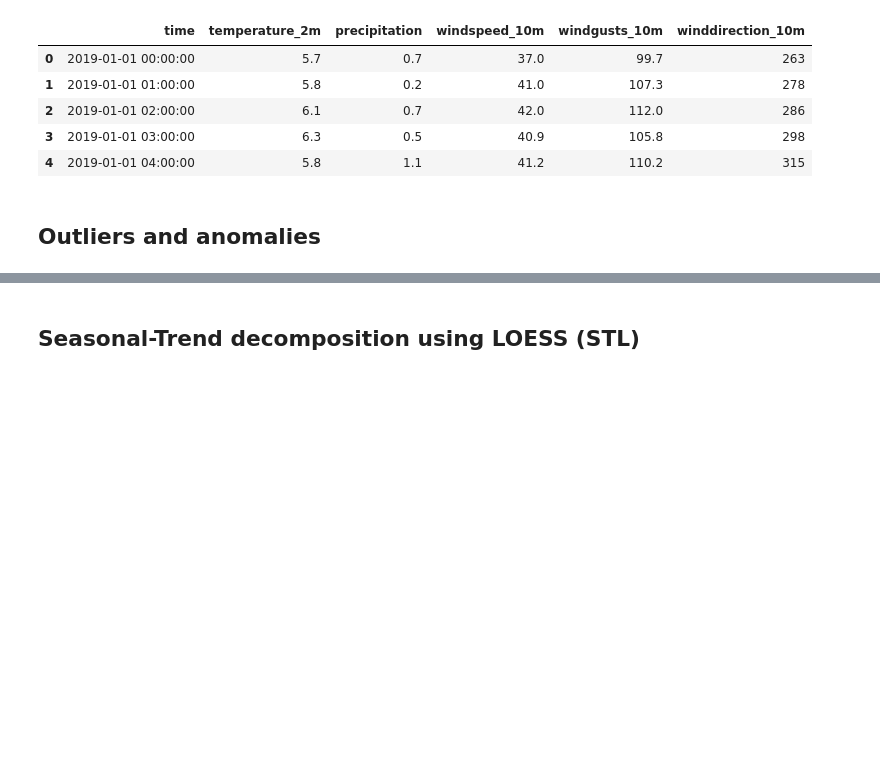
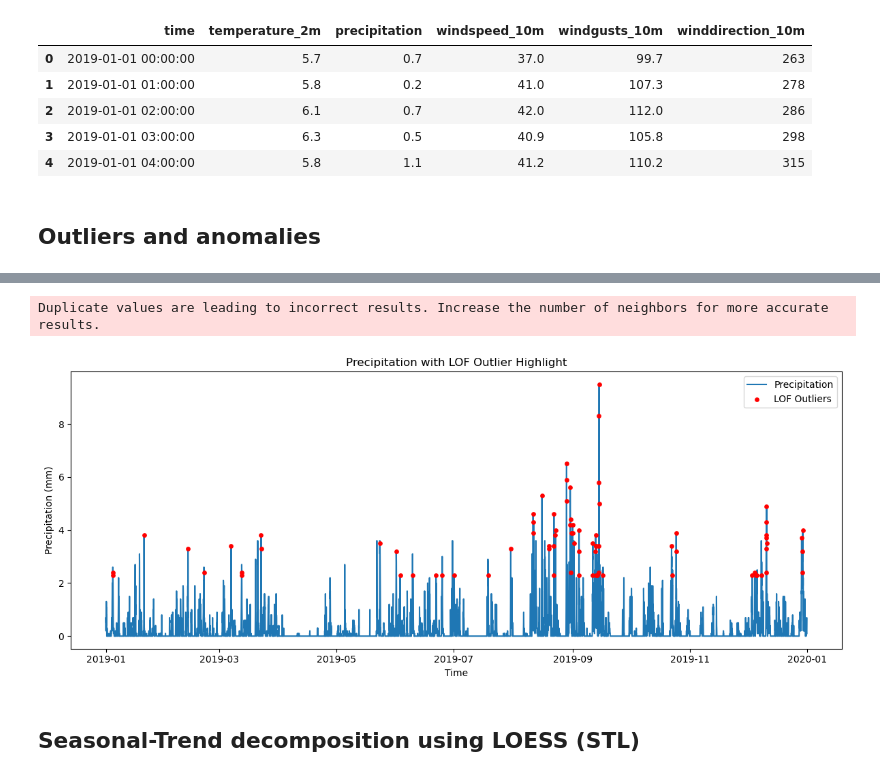
Before and after one commit to HenrikEngd/IND320-HenrikEngdal-Project, a Jupyter notebook: Notebook_ca3.ipynb, the cells around one changed output, grey strips where cells are left out. Cells and saved outputs as stored; diff of their text form; code cells hidden in the pictures; blank space fills up the shorter version.

```diff
--- a/Notebook_ca3.ipynb
+++ b/Notebook_ca3.ipynb
@@ -311,3 +235,82 @@ n_neighbors: 20
+# %%
+from sklearn.neighbors import LocalOutlierFactor
+
+def plot_precipitation_with_lof_outliers_matplotlib(
+    df,
+    n_neighbors=20,
+    contamination=0.01,
+    precip_col="precipitation",
+    time_col="time",
+    ax=None,
+    return_summary=True,
+):
+    """
+    Plot precipitation as a function of time, highlight outliers using Local Outlier Factor (LOF).
+    Parameters:
+        df: DataFrame with precipitation and time columns
+        n_neighbors: int, number of neighbors for LOF
+        contamination: float, expected proportion of outliers
+        precip_col: str, column name for precipitation
+        time_col: str, column name for time
+        ax: matplotlib axis (optional)
+        return_summary: bool, whether to return outlier summary
+    Returns:
+        fig, ax, summary_dict (if return_summary)
+    """
+    # Extract precipitation and time
+    precip_data = df[precip_col].values.reshape(-1, 1)
+    time_data = df[time_col]
+
+    # Remove NaNs for LOF
+    mask = ~np.isnan(precip_data.flatten())
+    precip_data_clean = precip_data[mask]
+    time_data_clean = time_data.iloc[mask]
+
+    # Fit LOF
+    lof = LocalOutlierFactor(n_neighbors=n_neighbors, contamination=contamination)
+    lof_labels = lof.fit_predict(precip_data_clean)
+    outliers = lof_labels == -1
+    outlier_indices = np.where(outliers)[0]
+
+    # Plot
+    if ax is None:
+        fig, ax = plt.subplots(figsize=(12, 5))
+    else:
+        fig = ax.figure
+    ax.plot(time_data_clean, precip_data_clean, label="Precipitation", color="#1f77b4")
+    ax.scatter(
+        time_data_clean.iloc[outlier_indices],
+        precip_data_clean[outlier_indices],
+        color="red",
+        label="LOF Outliers",
+        s=15,
+        zorder=3,
+    )
+    ax.set_title("Precipitation with LOF Outlier Highlight")
+    ax.set_xlabel("Time")
+    ax.set_ylabel("Precipitation (mm)")
+    ax.legend()
+    plt.tight_layout()
+    plt.show()
+    summary = None
+    if return_summary:
+        summary = {
+            "n_outliers": int(np.sum(outliers)),
+            "n_total": len(precip_data_clean),
+            "outlier_fraction": float(np.sum(outliers)) / len(precip_data_clean),
+            "outlier_times": time_data_clean.iloc[outlier_indices].tolist(),
+            "outlier_values": precip_data_clean[outlier_indices].flatten().tolist(),
+            "n_neighbors": n_neighbors,
+            "contamination": contamination,
+        }
+        return fig, ax, summary
+    return fig, ax
+
+# Example usage for Bergen precipitation data
+fig, ax, summary = plot_precipitation_with_lof_outliers_matplotlib(df_bergen)
+# %% [output]
+Duplicate values are leading to incorrect results. Increase the number of neighbors for more accurate results.
+[figure, added]
 # %% [markdown]
 ## Seasonal-Trend decomposition using LOESS (STL)
 # %%
```
Also changed, not shown: parts of 1 cell of this notebook, 2 other files.
